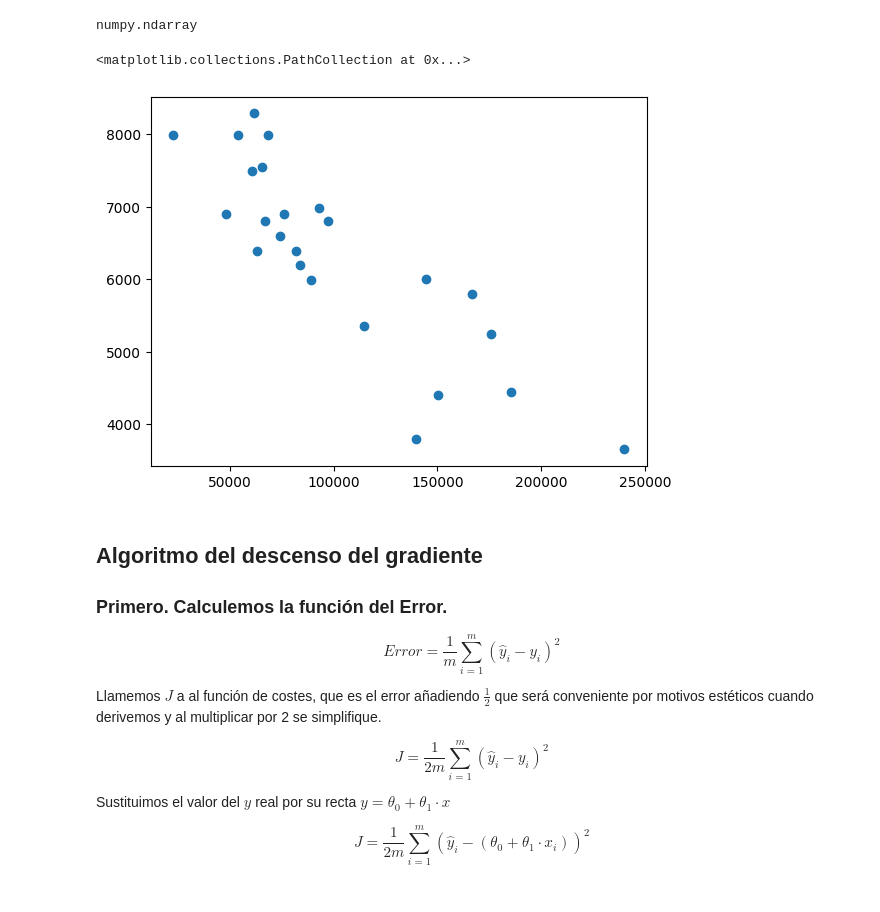
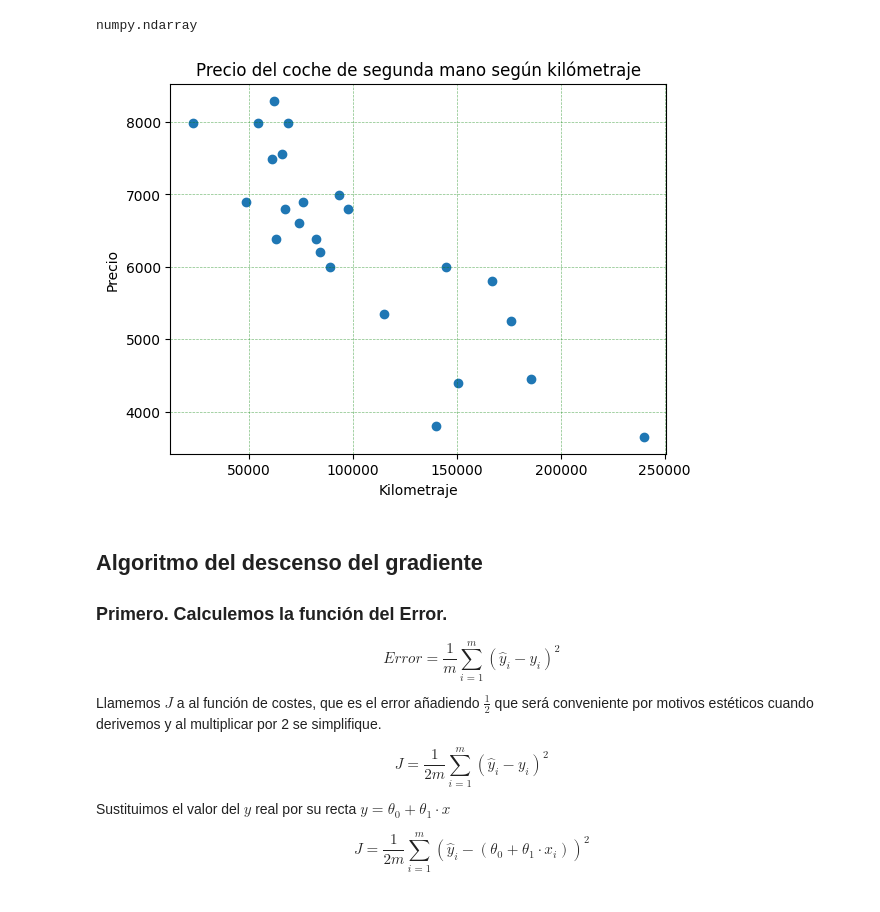
Before and after one commit to financieras/math, a Jupyter notebook: regresion/regresion_lineal02.ipynb, the cells around one changed output. Drawn from its saved outputs; the diff is of its cells as text; code cells hidden in the pictures.

```diff
--- a/regresion/regresion_lineal02.ipynb
+++ b/regresion/regresion_lineal02.ipynb
@@ -79,11 +79,15 @@ Primeros elementos de Y:
 type(X)     # tanto el vector X como el Y son arrays de Numpi o también llamados ndarrays
 # %% [output]
 numpy.ndarray
-# %%
-plt.scatter(X, Y)
-# %% [output]
-<matplotlib.collections.PathCollection at 0x...>
-[figure, removed]
+# %%
+plt.scatter(X, Y)
+plt.xlabel('Kilometraje')
+plt.ylabel('Precio')
+plt.title('Precio del coche de segunda mano según kilómetraje')
+plt.grid(color='green', linestyle='--', linewidth=0.5, alpha=0.5)
+plt.show()
+# %% [output]
+[figure, added]
 # %% [markdown]
 ## Algoritmo del descenso del gradiente
 
```
Also changed, not shown: parts of 1 cell of this notebook.
